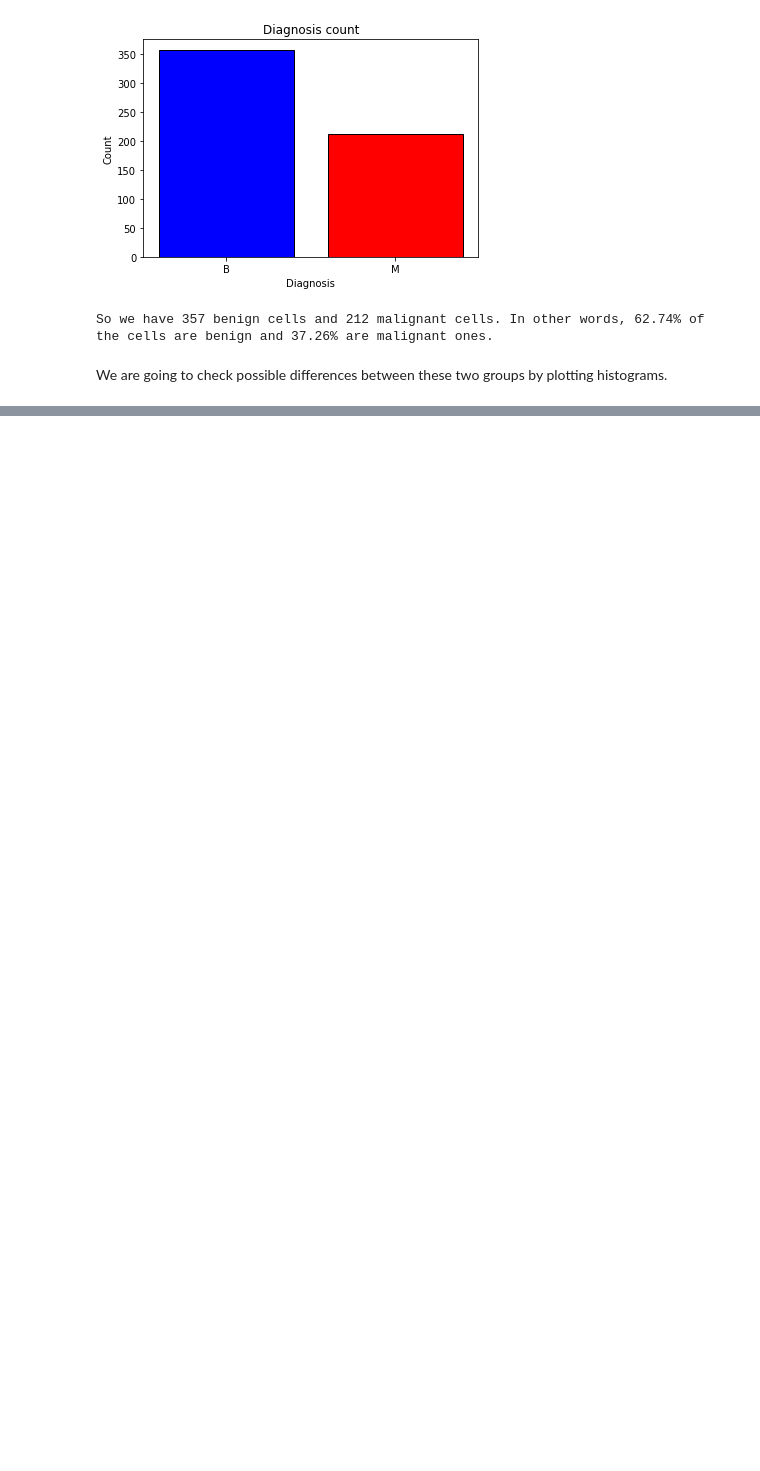
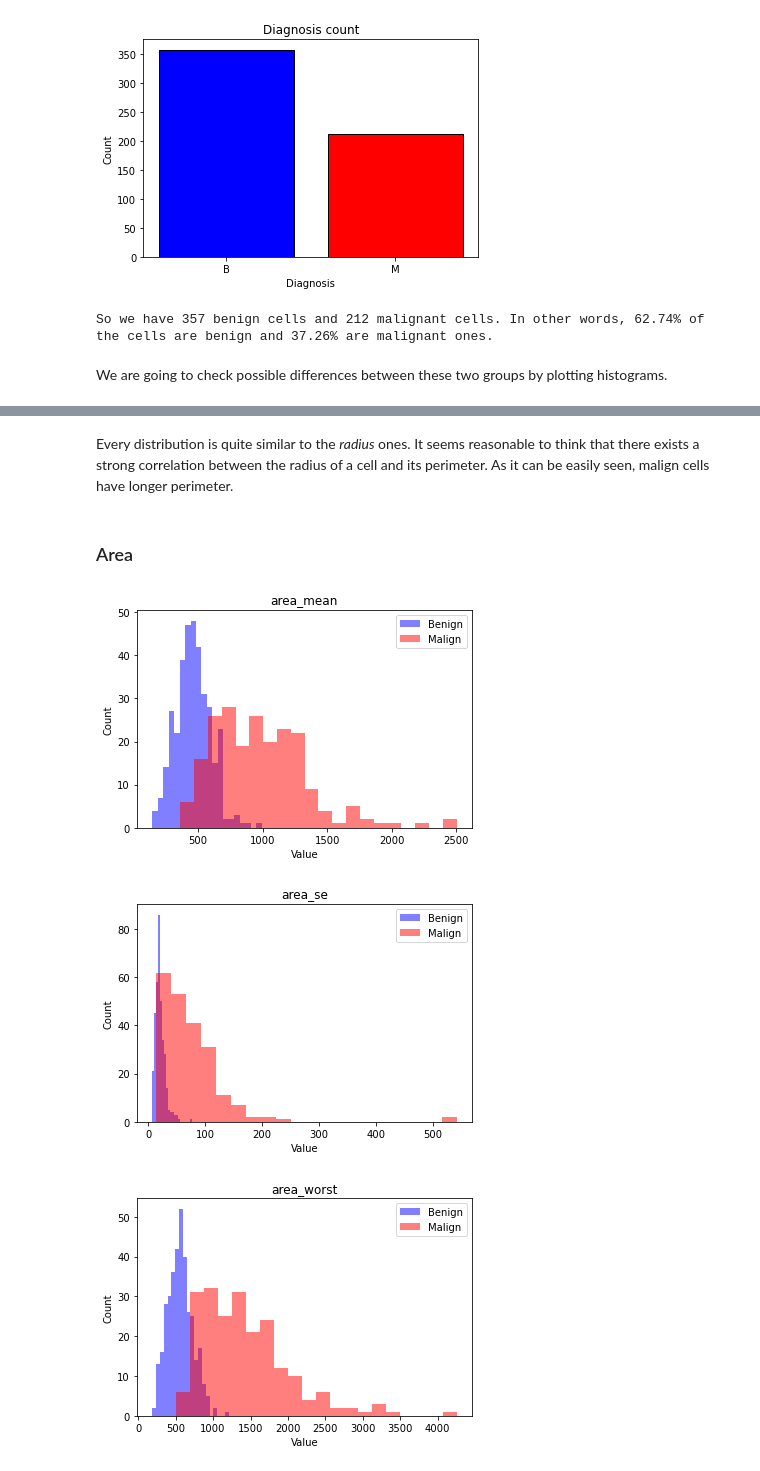
Before and after one commit to mgp165/TFG, a Jupyter notebook: data/EDA/breast_cancer.ipynb, the cells around one changed output, grey strips where cells are left out. Drawn from its saved outputs; the diff is of its cells as text; code cells hidden in the pictures; blank space fills up the shorter version.

```diff
--- a/data/EDA/breast_cancer.ipynb
+++ b/data/EDA/breast_cancer.ipynb
@@ -100,0 +161,22 @@ plt.show()
+# %% [markdown]
+Every distribution is quite similar to the _radius_ ones. It seems reasonable to think that there exists a strong correlation between the radius of a cell and its perimeter. As it can be easily seen, malign cells have longer perimeter.
+# %% [markdown]
+### Area
+# %%
+feature = 'area'
+
+for sufix in sufixes:
+
+    plt.hist(group_b[feature+sufix], bins=20, alpha=0.5, label='Benign', color='blue')
+    plt.hist(group_m[feature+sufix], bins=20, alpha=0.5, label='Malign', color='red')
+
+    plt.title(feature+sufix)
+    plt.xlabel('Value')
+    plt.ylabel('Count')
+    plt.legend()
+
+    plt.show()
+# %% [output]
+[figure, added]
+[figure, added]
+[figure, added]
```
Also changed, not shown: parts of 34 cells of this notebook.
